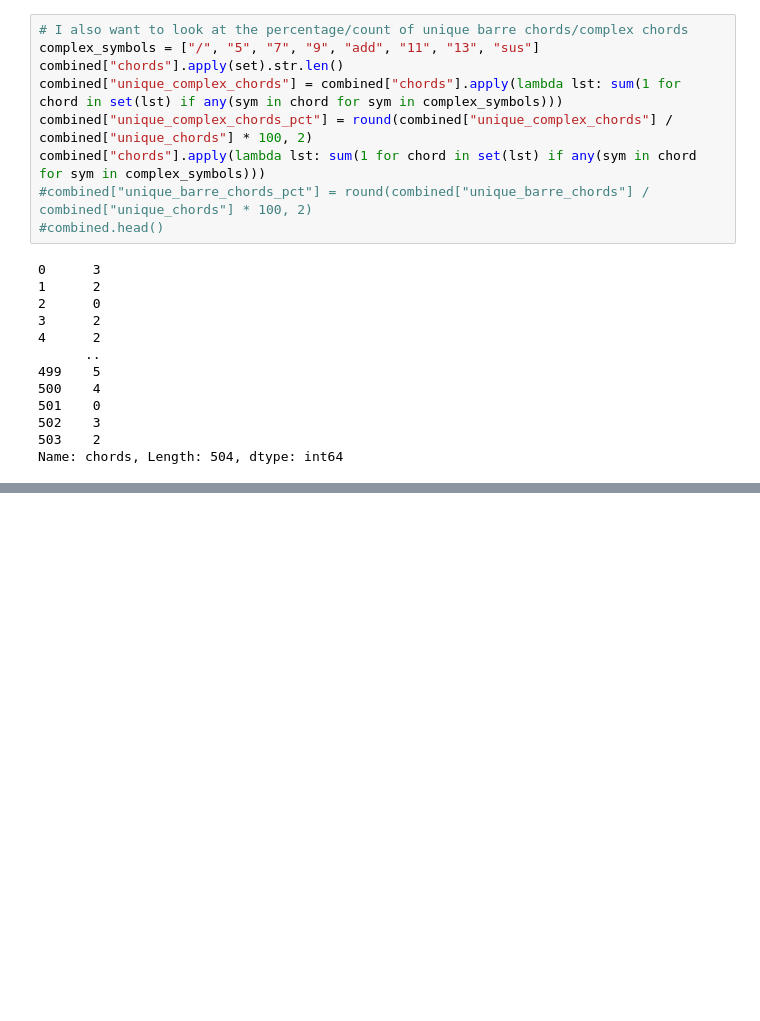
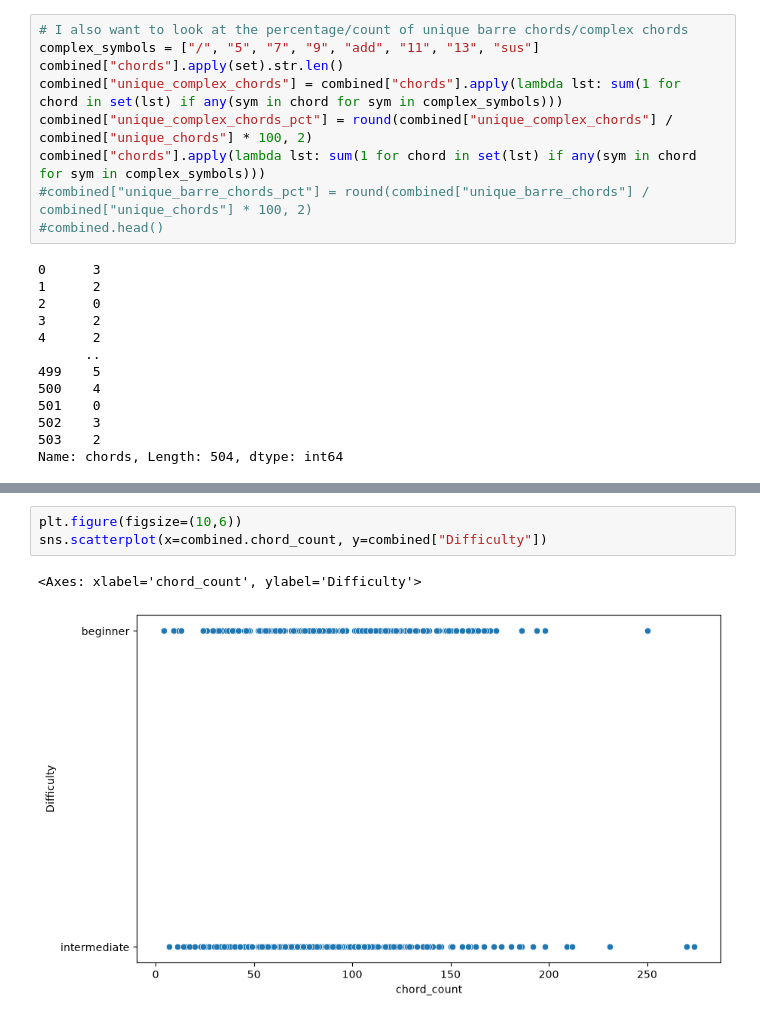
Before and after one commit to TiffanyBee/guitar_difficulty_predictor, a Jupyter notebook: 01_data_matching.ipynb, the cells around one changed output, grey strips where cells are left out. Cells and saved outputs as stored; diff of their text form; blank space fills up the shorter version.

Commit message:
Started data visualization with the new columns that I added to the DataFrame

```diff
--- a/01_data_matching.ipynb
+++ b/01_data_matching.ipynb
@@ -551,0 +567,6 @@ combined.head()
+# %%
+plt.figure(figsize=(10,6))
+sns.scatterplot(x=combined.chord_count, y=combined["Difficulty"])
+# %% [output]
+<Axes: xlabel='chord_count', ylabel='Difficulty'>
+[figure, added]
```
Also changed, not shown: parts of 48 cells of this notebook.
